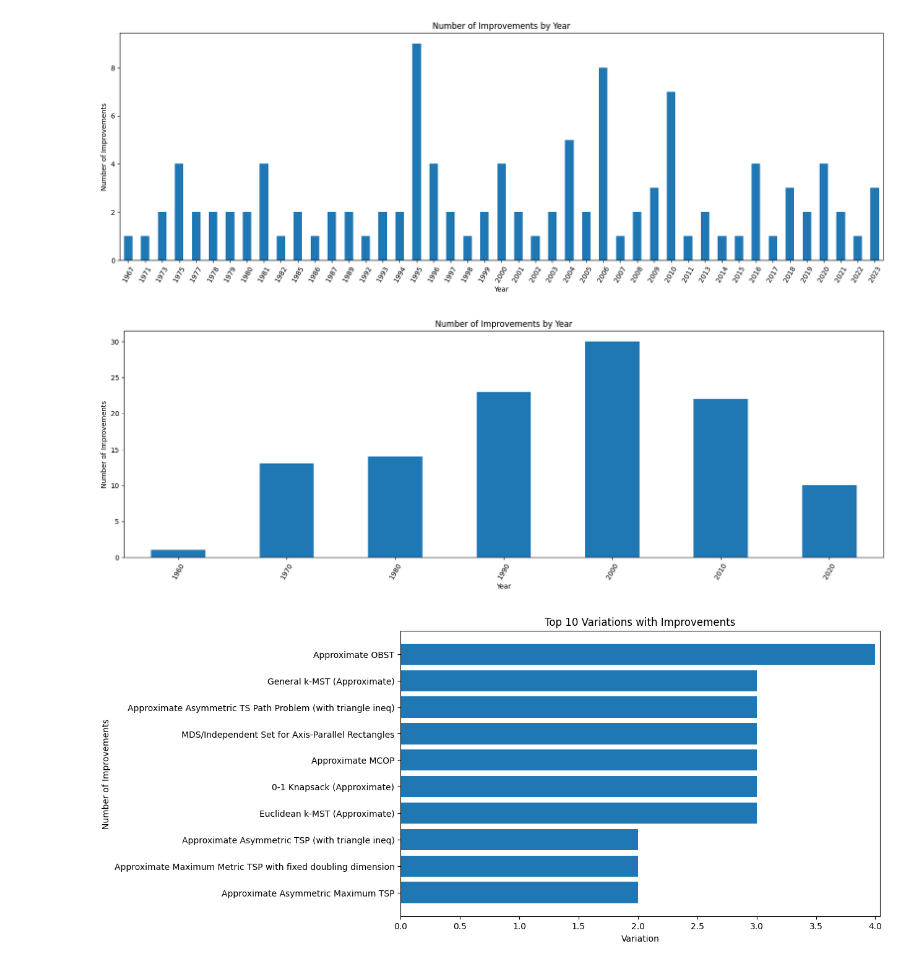
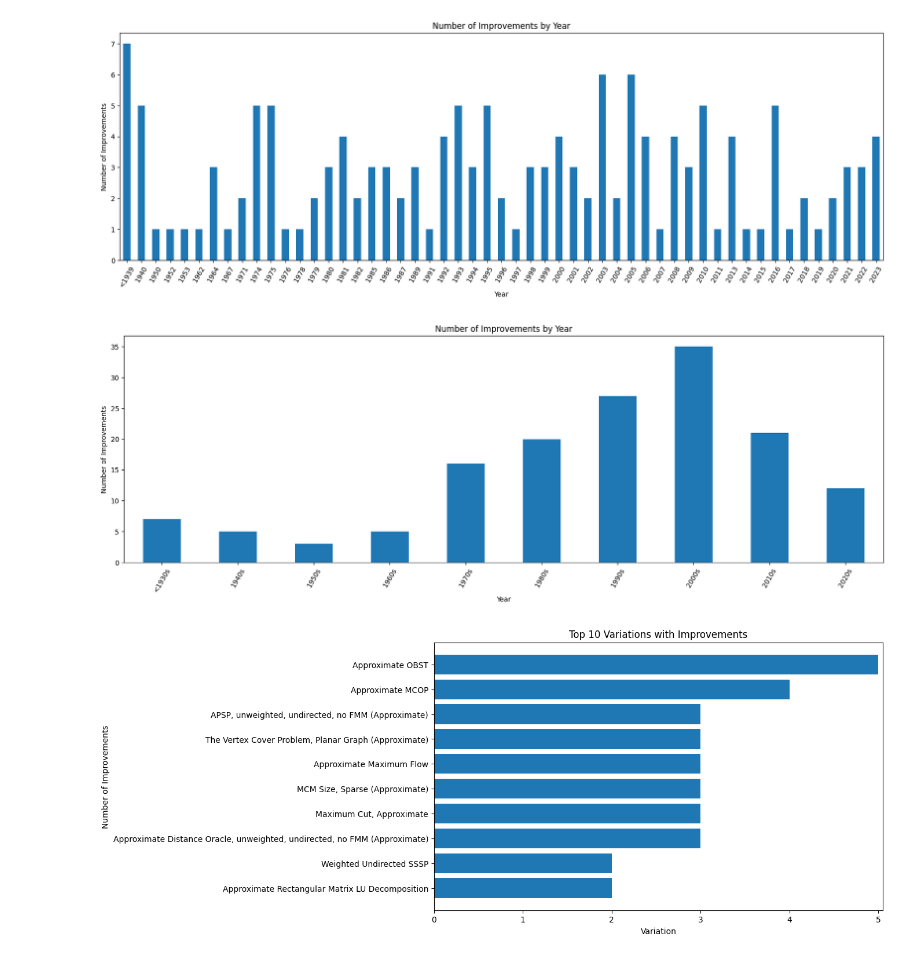
Before and after one commit to andrewlucasgs/approximation-algorithms, a Jupyter notebook: improvements.ipynb, the cells around one changed output. Cells and saved outputs as stored; diff of their text form; code cells hidden in the pictures.

Commit message:
Fix improvements plots

```diff
--- a/improvements.ipynb
+++ b/improvements.ipynb
@@ -11,6 +19,8 @@ columns = [
     'Variation',
     'Algorithm Name',
     'Year',
+    'Looked at?',
+    'Relevant?',
     'Time Complexity Class',
     'Approximation Factor Class (Mult)',
     'Approximation Factor Class (Add)',
@@ -18,23 +28,27 @@ columns = [
     'Parametrized Approximation?',
     'Type of PTAS (if PTAS)'
 ]
-approximated_algorithms = pd.read_csv('approximated_algorithms.csv', usecols=columns)
+approximation_algorithms = pd.read_csv('approximation_algorithms.csv', usecols=columns)
 
 # Clean and prepare the data
+# drop Looked at? == 0.001
+approximation_algorithms = approximation_algorithms[approximation_algorithms['Looked at?'] != '0.001']
+# drop Relevant? == 0
+approximation_algorithms = approximation_algorithms[approximation_algorithms['Relevant?'] != 0]
 
 
-approximated_algorithms['Year'] = pd.to_numeric(approximated_algorithms['Year'].str.extract(r'(\d{4})')[0], errors='coerce')
-approximated_algorithms.dropna(subset=['Year'], inplace=True)
-approximated_algorithms['Year'] = approximated_algorithms['Year'].astype(int)
+approximation_algorithms['Year'] = pd.to_numeric(approximation_algorithms['Year'].str.extract(r'(\d{4})')[0], errors='coerce')
+approximation_algorithms.dropna(subset=['Year'], inplace=True)
+approximation_algorithms['Year'] = approximation_algorithms['Year'].astype(int)
 
 for col in ['Time Complexity Class', 'Approximation Factor Class (Mult)', 'Approximation Factor Class (Add)']:
-    approximated_algorithms[col] = pd.to_numeric(approximated_algorithms[col].astype(str).str.extract(r'(\d+)')[0], errors='coerce').fillna(99999)
-    approximated_algorithms[col] = approximated_algorithms[col].replace(0, 99999)
+    approximation_algorithms[col] = pd.to_numeric(approximation_algorithms[col].astype(str).str.extract(r'(\d+)')[0], errors='coerce').fillna(99999)
+    approximation_algorithms[col] = approximation_algorithms[col].replace(0, 99999)
 
 # Sort the DataFrame for correct group-wise comparison
-approximated_algorithms.sort_values(by=['Family Name', 'Variation', 'Year'], inplace=True)
+approximation_algorithms.sort_values(by=['Family Name', 'Variation', 'Year'], inplace=True)
 
-approximated_algorithms['Improvement'] = 0
+approximation_algorithms['Improvement'] = 0
 # Identify improvements
 def identify_improvements(group):
     # Ensure necessary columns are present
@@ -50,7 +64,7 @@ def identify_improvements(group):
     # Initialize best values for the first row
     for col in necessary_columns:
         group['Best_' + col].iat[0] = group[col].iat[0]
-        group['Improvement'].iat[0] = 0
+        group['Improvement'].iat[0] = 1
 
     # Compute best values and track improvements
     for i in range(1, len(group)):
@@ -71,9 +85,9 @@ def identify_improvements(group):
     return group
 
 
-approximated_algorithms = approximated_algorithms.groupby(['Family Name', 'Variation']).apply(identify_improvements)
+approximation_algorithms = approximation_algorithms.groupby(['Family Name', 'Variation']).apply(identify_improvements)
 
-approximated_algorithms['Improvement'] = approximated_algorithms['Improvement'].astype(int)
+approximation_algorithms['Improvement'] = approximation_algorithms['Improvement'].astype(int)
 
-approximated_algorithms
+approximation_algorithms
 # %% [output]
@@ -198,7 +220,8 @@ plt.show()
 # %%
 # Plot number of improvements by year
-data = approximated_algorithms
+data = approximation_algorithms
 
+data.loc[data['Year'] < 1930, 'Year'] = 1930
 
 
 # plot only  improvements by year
@@ -220,15 +243,18 @@ plt.xticks(rotation=60)
 plt.margins(x=0.01)
 
 ax.set_xlabel('Year')
+ax.set_xticklabels(['<1939'] + [str(year)  for year in data.index[1:]])
+
 ax.set_ylabel('Number of Improvements')
 ax.set_title('Number of Improvements by Year')
 plt.show()
 # %% [output]
-[figure, old version]
+[figure, new version]
 # %%
 # Plot number of improvements by decade
-data = approximated_algorithms
+data = approximation_algorithms
 
+data.loc[data['Year'] < 1930, 'Year'] = 1930
 
 
 # plot only  improvements by year
@@ -250,41 +276,43 @@ plt.xticks(rotation=60)
 plt.margins(x=0.01)
 
 ax.set_xlabel('Year')
+ax.set_xticklabels(['<1930s'] + [str(year) + 's'  for year in data.index[1:]])
+
 ax.set_ylabel('Number of Improvements')
 ax.set_title('Number of Improvements by Year')
 plt.show()
 # %% [output]
-[figure, old version]
+[figure, new version]
 # %%
 # Plot number of improvements by variation
-data = approximated_algorithms
+data = approximation_algorithms
 
 # variation with more improvements
 data = data[data['Improvement'] == 1]
 
 # number of improvements by variation
 data = data['Variation'].value_counts()
 
 # top 10
 data = data.head(10)
 
 fig, ax = plt.subplots()
 bar_container = ax.barh(data.index, data.values)
 
 # reverse the order of the y-axis
 ax.invert_yaxis()
 # set figure size
 fig.set_size_inches(10, 6)
 
 plt.margins(x=0.01)
 
 ax.set_xlabel('Variation')
 
 ax.set_ylabel('Number of Improvements')
 
 ax.set_title('Top 10 Variations with Improvements')
 
 plt.show()
 # %% [output]
-[figure, old version]
+[figure, new version]
 # %%
```
Also changed, not shown: parts of 7 cells of this notebook, 3 other files.
